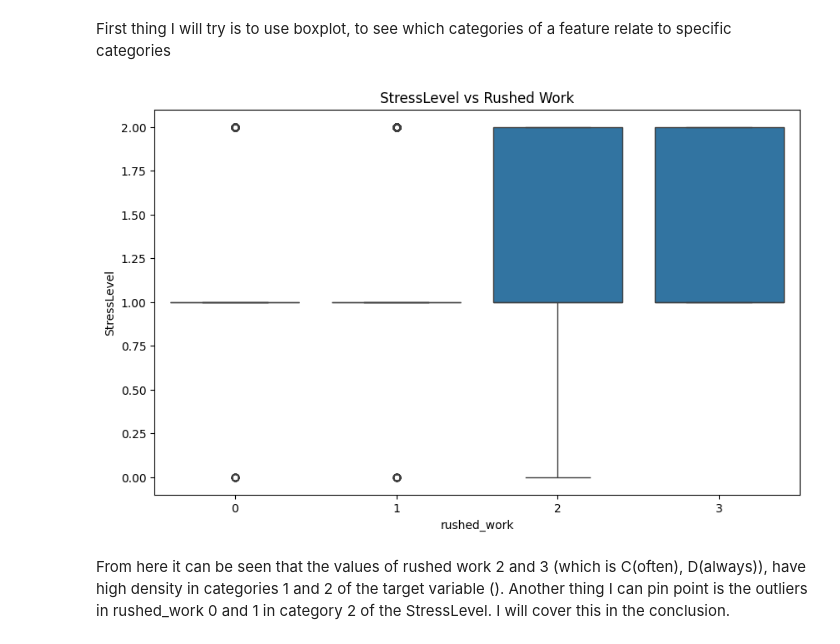
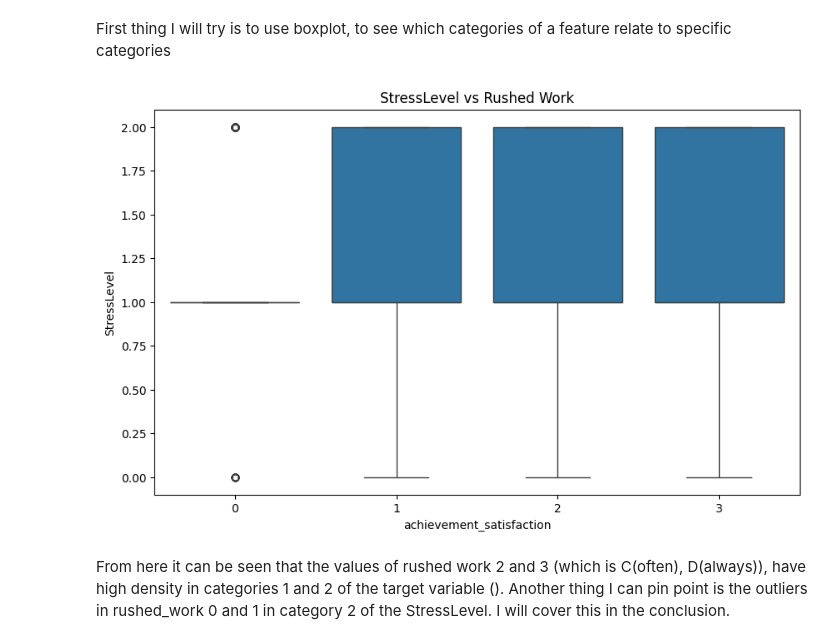
Before and after one commit to eucaliptuskoala/student-stress, a Jupyter notebook: student-stress-iter1.ipynb, the cells around one changed output. Drawn from its saved outputs; the diff is of its cells as text; code cells hidden in the pictures.

```diff
--- a/student-stress-iter1.ipynb
+++ b/student-stress-iter1.ipynb
@@ -202,11 +204,11 @@ To save space I will perform the tests only on those features that have stronger
 First thing I will try is to use boxplot, to see which categories of a feature relate to specific categories
 # %%
 plt.figure(figsize=(10, 6))
-sns.boxplot(data=synthetic_stress, x='rushed_work', y='StressLevel')
+sns.boxplot(data=synthetic_stress, x='achievement_satisfaction', y='StressLevel')
 plt.title('StressLevel vs Rushed Work')
 plt.show()
 # %% [output]
-[figure, old version]
+[figure, new version]
 # %% [markdown]
 From here it can be seen that the values of rushed work 2 and 3 (which is C(often), D(always)), have high density in categories 1 and 2 of the target variable (). Another thing I can pin point is the outliers in rushed_work 0 and 1 in category 2 of the StressLevel. I will cover this in the conclusion.
 # %% [markdown]
```
Also changed, not shown: parts of 68 cells of this notebook, 3 other files.
